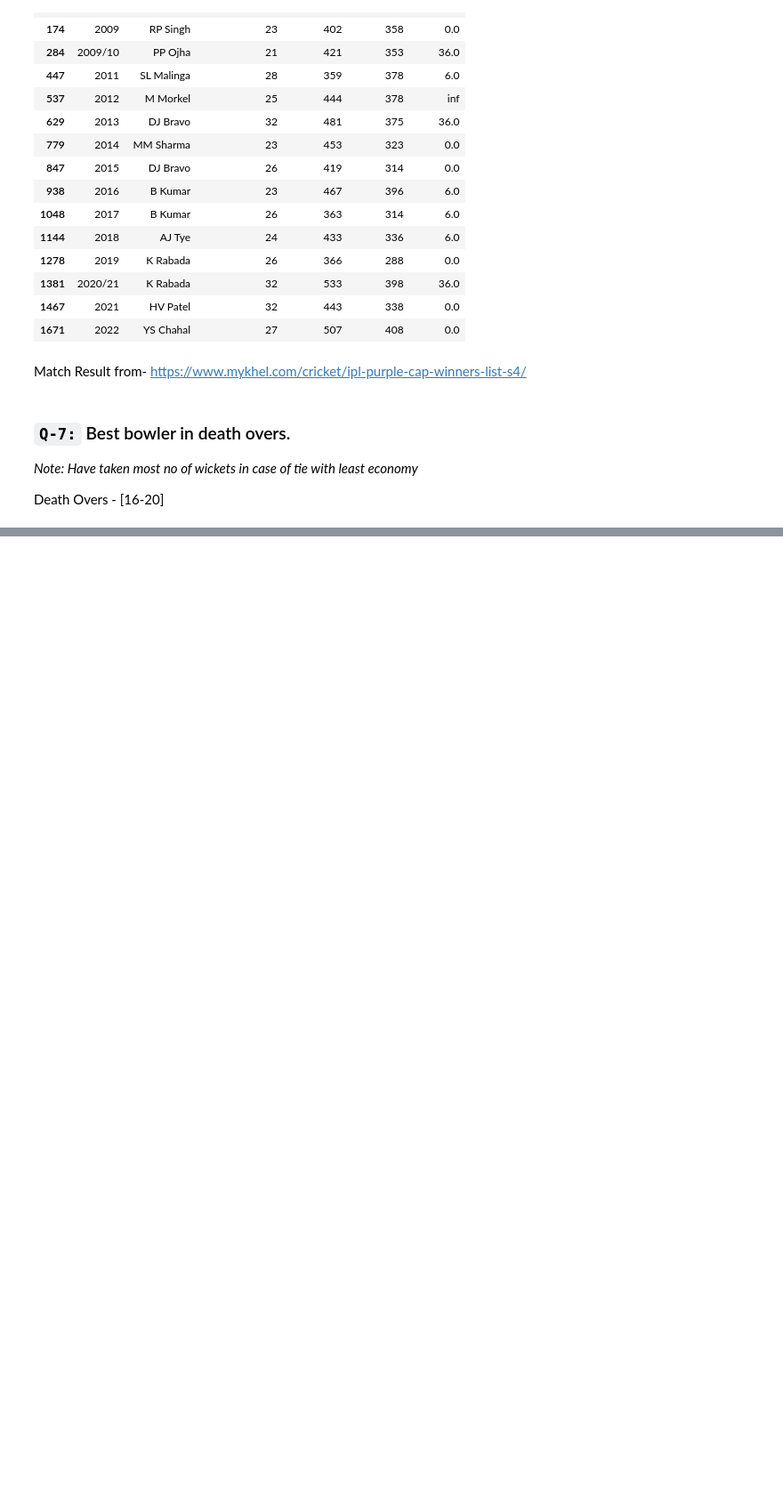
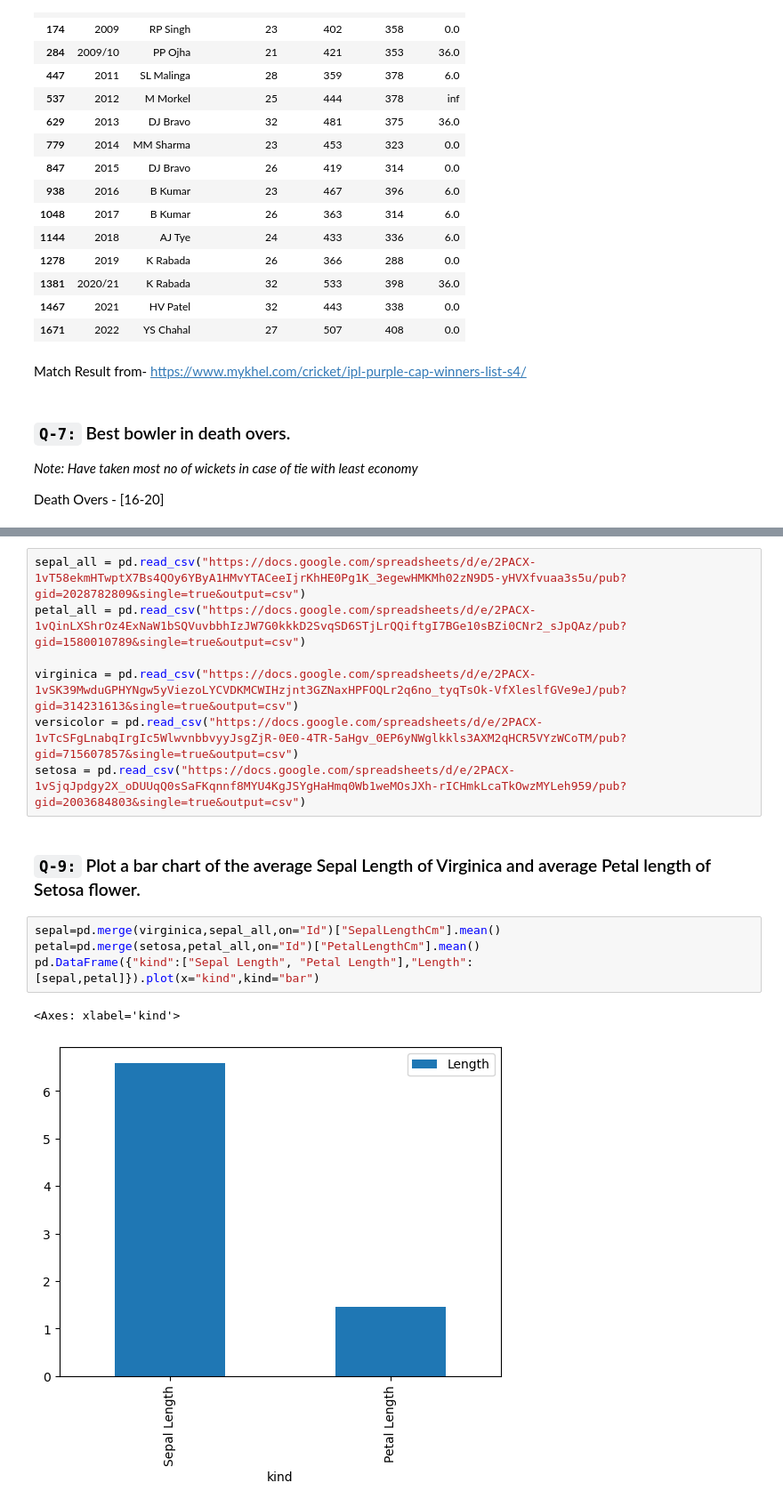
Before and after one commit to khadar786/CampusX, a Jupyter notebook: Tasks/Task-20.ipynb, the cells around one changed output, grey strips where cells are left out. Shown: that part at 89% size. Saved outputs shown, nothing was run; the diff lists cells and outputs as text; blank space fills up the shorter version.

```diff
--- a/Tasks/Task-20.ipynb
+++ b/Tasks/Task-20.ipynb
@@ -138,0 +319,16 @@ Death Overs - [16-20]
+# %%
+sepal_all = pd.read_csv("https://docs.google.com/spreadsheets/d/e/2PACX-1vT58ekmHTwptX7Bs4QOy6YByA1HMvYTACeeIjrKhHE0Pg1K_3egewHMKMh02zN9D5-yHVXfvuaa3s5u/pub?gid=2028782809&single=true&output=csv")
+petal_all = pd.read_csv("https://docs.google.com/spreadsheets/d/e/2PACX-1vQinLXShrOz4ExNaW1bSQVuvbbhIzJW7G0kkkD2SvqSD6STjLrQQiftgI7BGe10sBZi0CNr2_sJpQAz/pub?gid=1580010789&single=true&output=csv")
+
+virginica = pd.read_csv("https://docs.google.com/spreadsheets/d/e/2PACX-1vSK39MwduGPHYNgw5yViezoLYCVDKMCWIHzjnt3GZNaxHPFOQLr2q6no_tyqTsOk-VfXleslfGVe9eJ/pub?gid=314231613&single=true&output=csv")
+versicolor = pd.read_csv("https://docs.google.com/spreadsheets/d/e/2PACX-1vTcSFgLnabqIrgIc5WlwvnbbvyyJsgZjR-0E0-4TR-5aHgv_0EP6yNWglkkls3AXM2qHCR5VYzWCoTM/pub?gid=715607857&single=true&output=csv")
+setosa = pd.read_csv("https://docs.google.com/spreadsheets/d/e/2PACX-1vSjqJpdgy2X_oDUUqQ0sSaFKqnnf8MYU4KgJSYgHaHmq0Wb1weMOsJXh-rICHmkLcaTkOwzMYLeh959/pub?gid=2003684803&single=true&output=csv")
+# %% [markdown]
+### `Q-9:` Plot a bar chart of the average Sepal Length  of Virginica and average Petal length of Setosa flower.
+# %%
+sepal=pd.merge(virginica,sepal_all,on="Id")["SepalLengthCm"].mean()
+petal=pd.merge(setosa,petal_all,on="Id")["PetalLengthCm"].mean()
+pd.DataFrame({"kind":["Sepal Length", "Petal Length"],"Length":[sepal,petal]}).plot(x="kind",kind="bar")
+# %% [output]
+<Axes: xlabel='kind'>
+[figure, added]
```
Also changed, not shown: parts of 17 cells of this notebook.
